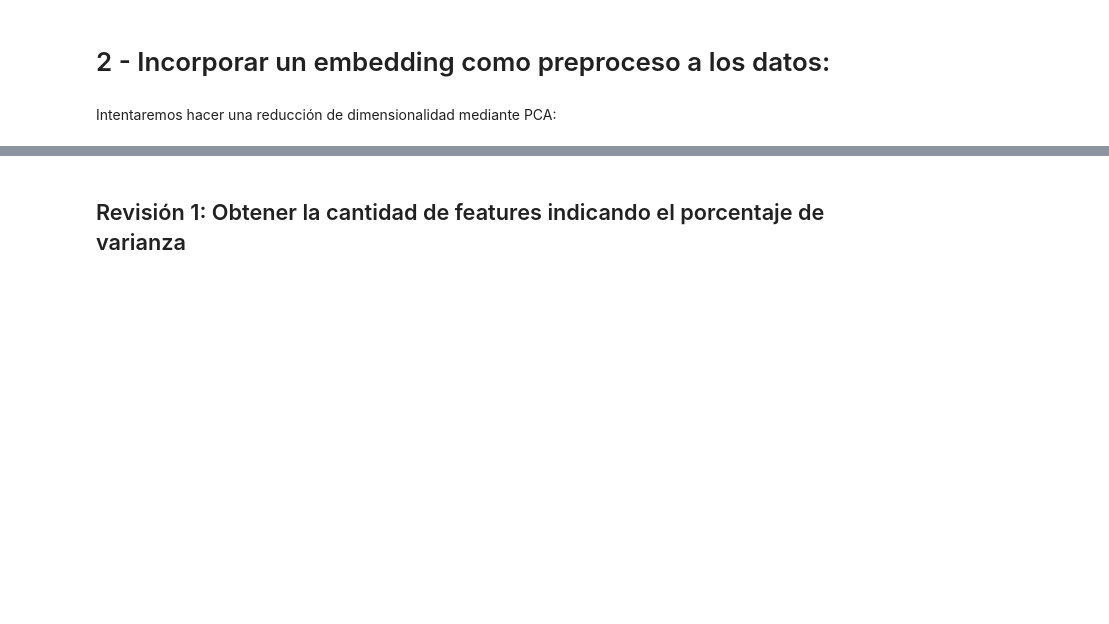
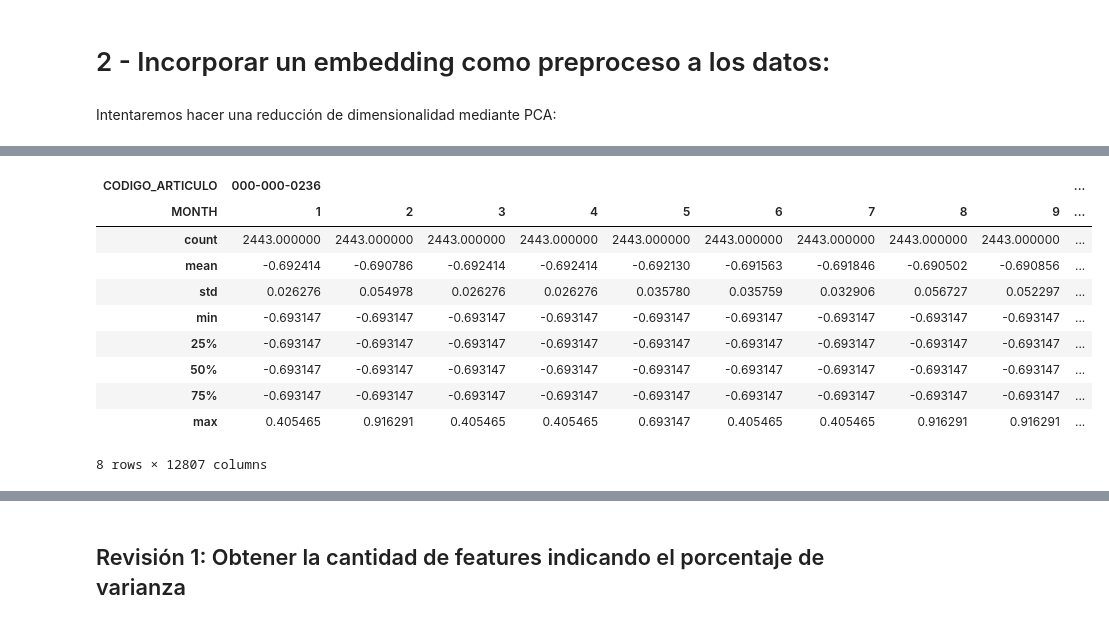
Before and after one commit to david-gonzalez/diplodatos, a Jupyter notebook: Aprendizaje_NO_supervisado/Entregables/Laboratorio-1/Aprendizaje No Supervisado - Laboratorio 1 - Clustering - Punto 2.ipynb, the cells around one changed output, grey strips where cells are left out. Drawn from its saved outputs; the diff is of its cells as text; code cells hidden in the pictures; blank space fills up the shorter version.

```diff
--- a/Aprendizaje_NO_supervisado/Entregables/Laboratorio-1/Aprendizaje No Supervisado - Laboratorio 1 - Clustering - Punto 2.ipynb
+++ b/Aprendizaje_NO_supervisado/Entregables/Laboratorio-1/Aprendizaje No Supervisado - Laboratorio 1 - Clustering - Punto 2.ipynb
@@ -73 +85,15 @@ ppcp_log_norm = pd.read_csv('clustering-1-datos-normalizados.csv')
+# %%
+ppcp_log_norm.describe()
+# %% [output]
+| CODIGO_ARTICULO | 000-000-0236 |  |  |  |  |  |  |  |  | ... |
+| MONTH | 1 | 2 | 3 | 4 | 5 | 6 | 7 | 8 | 9 | ... |
+| count | 2443.000000 | 2443.000000 | 2443.000000 | 2443.000000 | 2443.000000 | 2443.000000 | 2443.000000 | 2443.000000 | 2443.000000 | ... |
+| mean | -0.692414 | -0.690786 | -0.692414 | -0.692414 | -0.692130 | -0.691563 | -0.691846 | -0.690502 | -0.690856 | ... |
+| std | 0.026276 | 0.054978 | 0.026276 | 0.026276 | 0.035780 | 0.035759 | 0.032906 | 0.056727 | 0.052297 | ... |
+| min | -0.693147 | -0.693147 | -0.693147 | -0.693147 | -0.693147 | -0.693147 | -0.693147 | -0.693147 | -0.693147 | ... |
+| 25% | -0.693147 | -0.693147 | -0.693147 | -0.693147 | -0.693147 | -0.693147 | -0.693147 | -0.693147 | -0.693147 | ... |
+| 50% | -0.693147 | -0.693147 | -0.693147 | -0.693147 | -0.693147 | -0.693147 | -0.693147 | -0.693147 | -0.693147 | ... |
+| 75% | -0.693147 | -0.693147 | -0.693147 | -0.693147 | -0.693147 | -0.693147 | -0.693147 | -0.693147 | -0.693147 | ... |
+| max | 0.405465 | 0.916291 | 0.405465 | 0.405465 | 0.693147 | 0.405465 | 0.405465 | 0.916291 | 0.916291 | ... |
+8 rows × 12807 columns
 # %%
```
Also changed, not shown: parts of 29 cells of this notebook, 2 other files.
